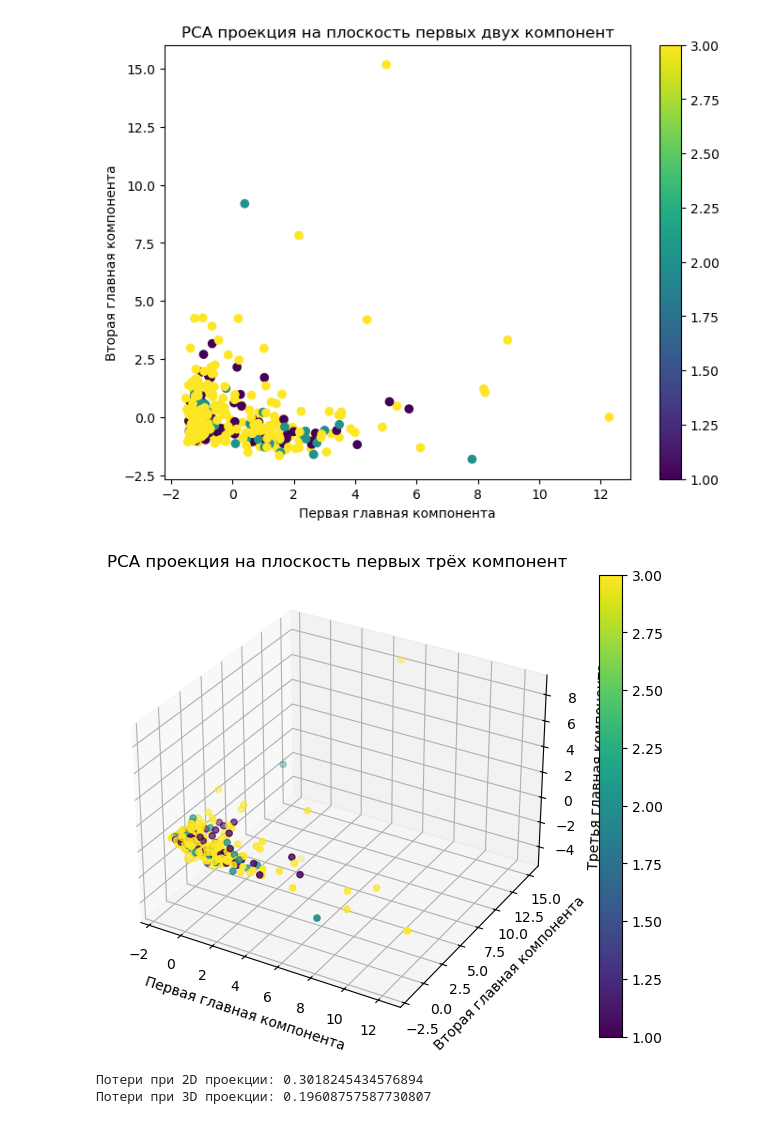
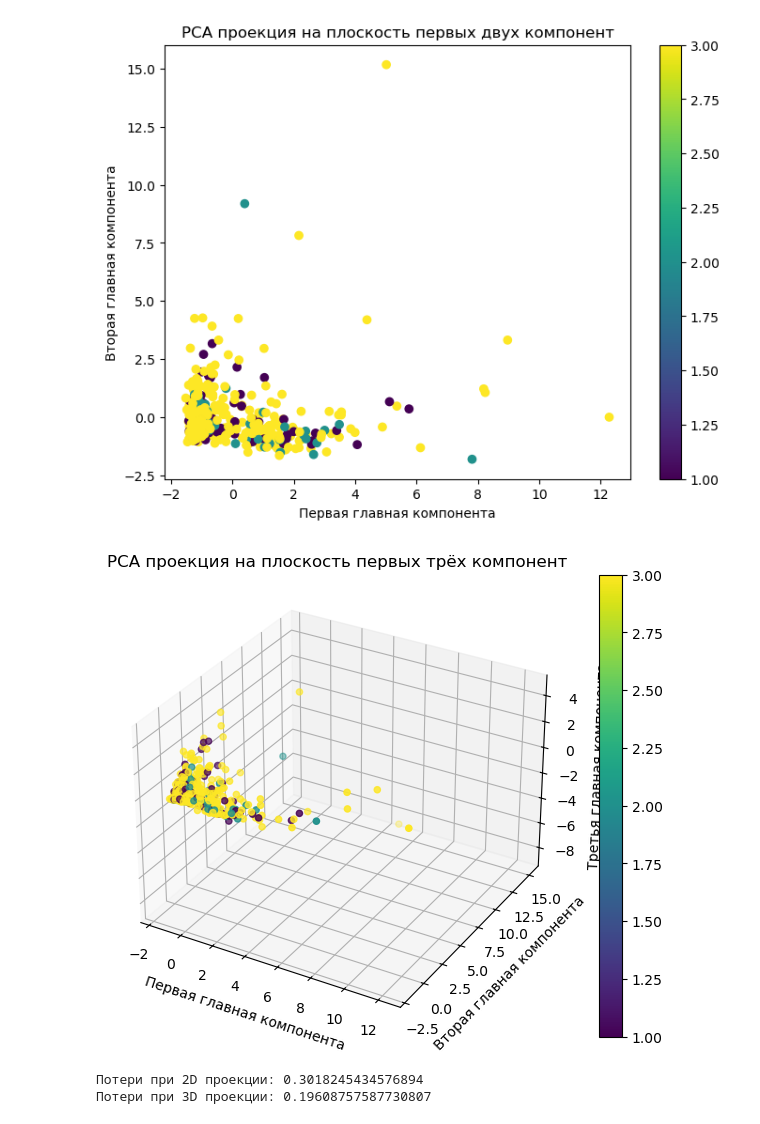
Before and after one commit to akv-work/DM_labs_23, a Jupyter notebook: reports/Скварнюк/lab_01/src/sample.ipynb, the cells around one changed output. Drawn from its saved outputs; the diff is of its cells as text; code cells hidden in the pictures.

```diff
--- a/reports/Скварнюк/lab_01/src/sample.ipynb
+++ b/reports/Скварнюк/lab_01/src/sample.ipynb
@@ -86,18 +98,18 @@ plt.title('PCA проекция на плоскость первых двух к
 plt.show()
 # %% [output]
 [figure]
-# %%
-fig = plt.figure(figsize=(8, 6))
-ax = fig.add_subplot(111, projection='3d')
-scatter = ax.scatter(projected_data_3d[:, 0], projected_data_3d[:, 1], projected_data_3d[:, 2], c=labels, cmap='viridis')
-fig.colorbar(scatter)
-ax.set_xlabel('Первая главная компонента')
-ax.set_ylabel('Вторая главная компонента')
-ax.set_zlabel('Третья главная компонента')
-ax.set_title('PCA проекция на плоскость первых трёх компонент')
-plt.show()
-# %% [output]
-[figure, removed]
+# %%
+fig = plt.figure(figsize=(8, 6))
+ax = fig.add_subplot(111, projection='3d')
+scatter = ax.scatter(data_3d[:, 0], data_3d[:, 1], data_3d[:, 2], c=labels, cmap='viridis')
+fig.colorbar(scatter)
+ax.set_xlabel('Первая главная компонента')
+ax.set_ylabel('Вторая главная компонента')
+ax.set_zlabel('Третья главная компонента')
+ax.set_title('PCA проекция на плоскость первых трёх компонент')
+plt.show()
+# %% [output]
+[figure, added]
 # %%
 total_var = np.sum(eig_values)
 
```
Also changed, not shown: parts of 1 cell of this notebook, 1 other file.
